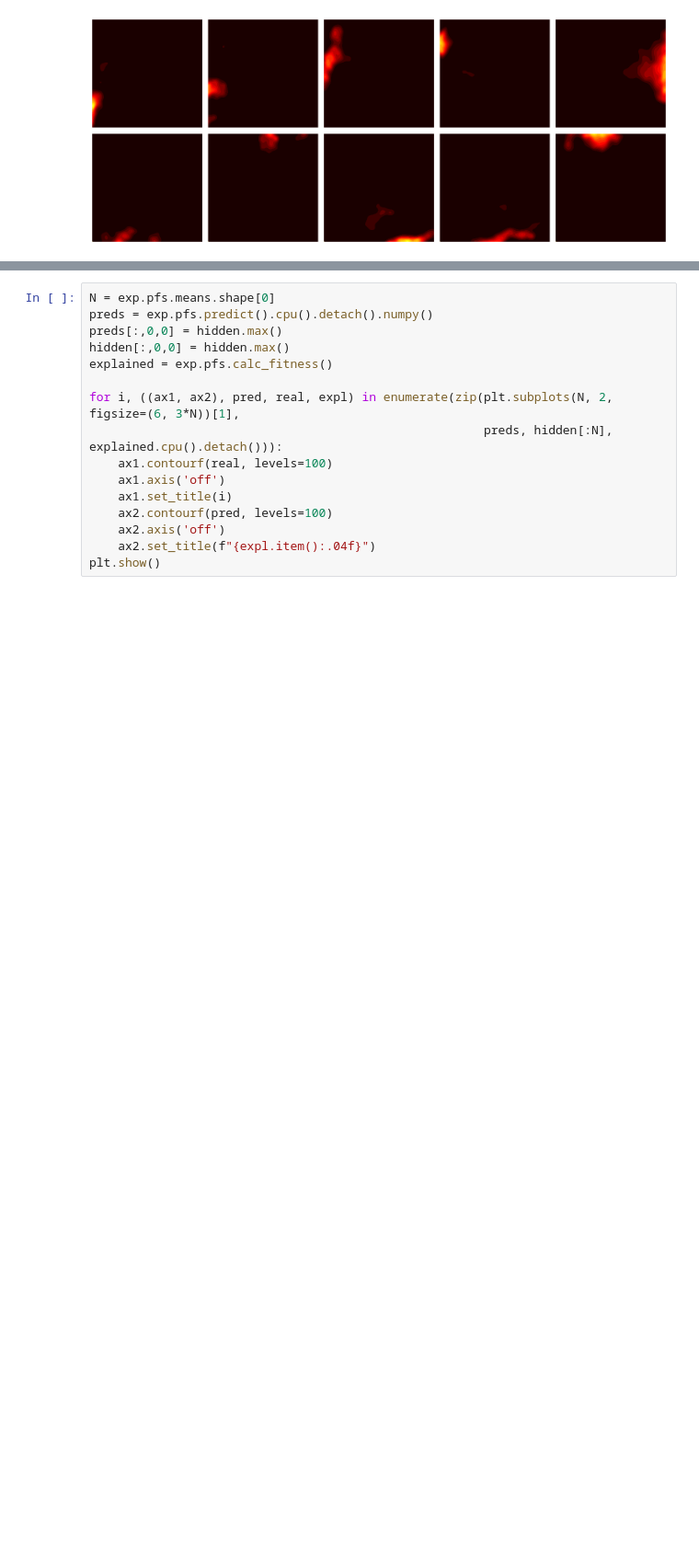
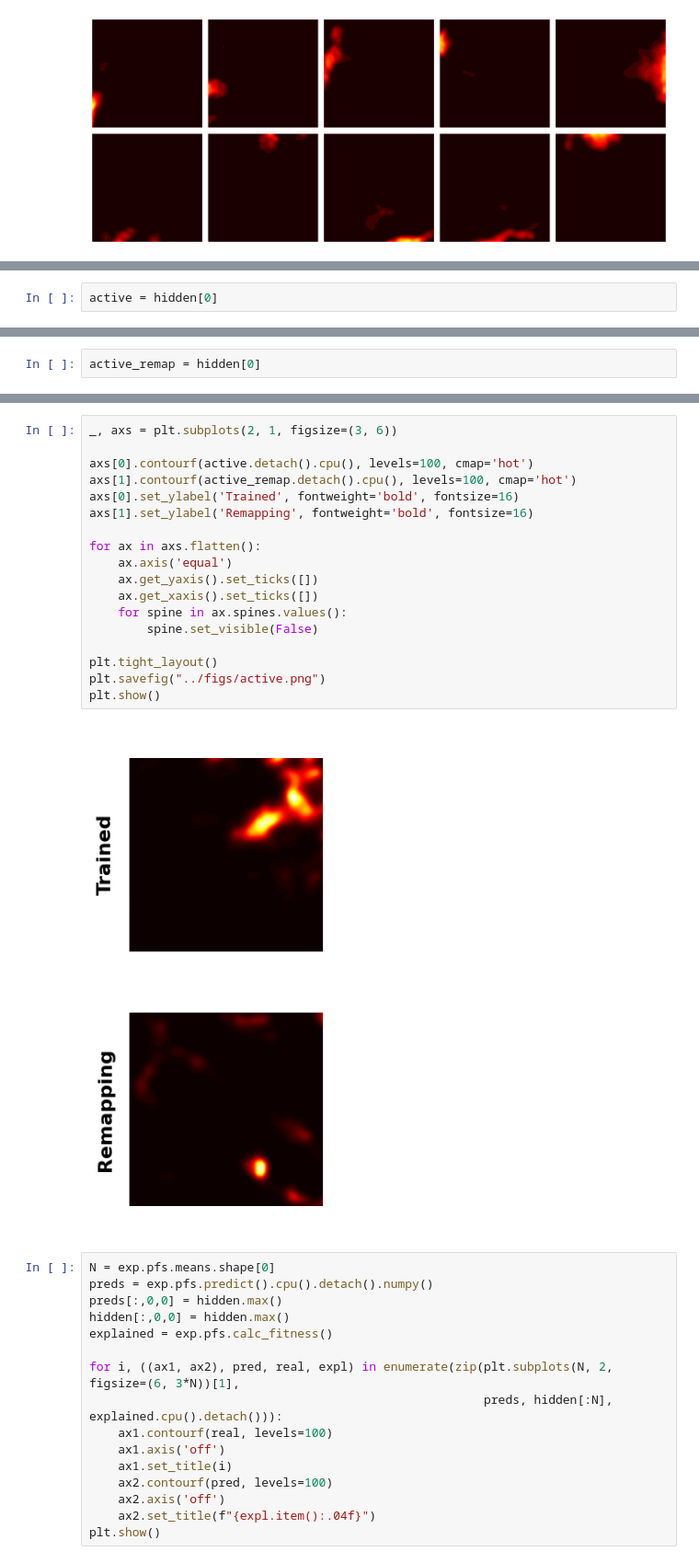
Before and after one commit to ChackMociute/Master-Thesis, a Jupyter notebook: analysis/place_fields.ipynb, the cells around one changed output, grey strips where cells are left out. Shown at 92% size. Drawn from its saved outputs; the diff is of its cells as text; blank space fills up the shorter version.

```diff
--- a/analysis/place_fields.ipynb
+++ b/analysis/place_fields.ipynb
@@ -42,0 +53,2 @@ plt.show()
+# %%
+active = hidden[0]
@@ -42,0 +74,2 @@ plt.show()
+# %%
+active_remap = hidden[0]
@@ -43,3 +142,23 @@ plt.show()
+# %%
+_, axs = plt.subplots(2, 1, figsize=(3, 6))
+
+axs[0].contourf(active.detach().cpu(), levels=100, cmap='hot')
+axs[1].contourf(active_remap.detach().cpu(), levels=100, cmap='hot')
+axs[0].set_ylabel('Trained', fontweight='bold', fontsize=16)
+axs[1].set_ylabel('Remapping', fontweight='bold', fontsize=16)
+
+for ax in axs.flatten():
+    ax.axis('equal')
+    ax.get_yaxis().set_ticks([])
+    ax.get_xaxis().set_ticks([])
+    for spine in ax.spines.values():
+        spine.set_visible(False)
+
+plt.tight_layout()
+plt.savefig("../figs/active.png")
+plt.show()
+# %% [output]
+[figure, added]
 # %%
 N = exp.pfs.means.shape[0]
 preds = exp.pfs.predict().cpu().detach().numpy()
```
Also changed, not shown: parts of 15 cells of this notebook, 3 other files.
